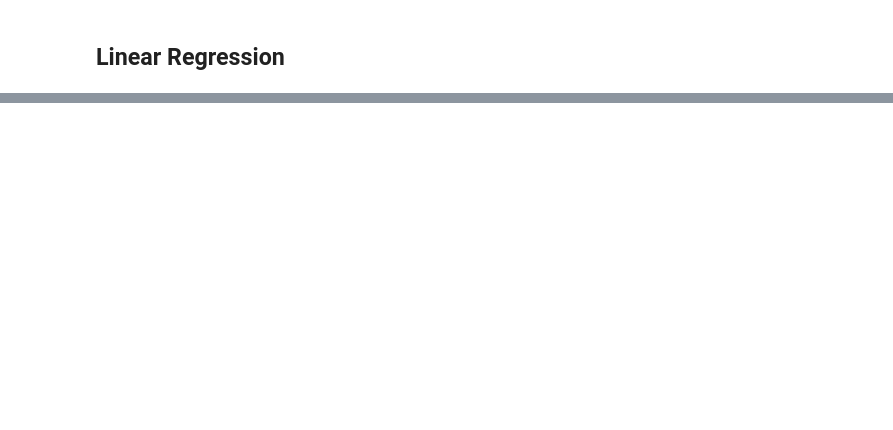
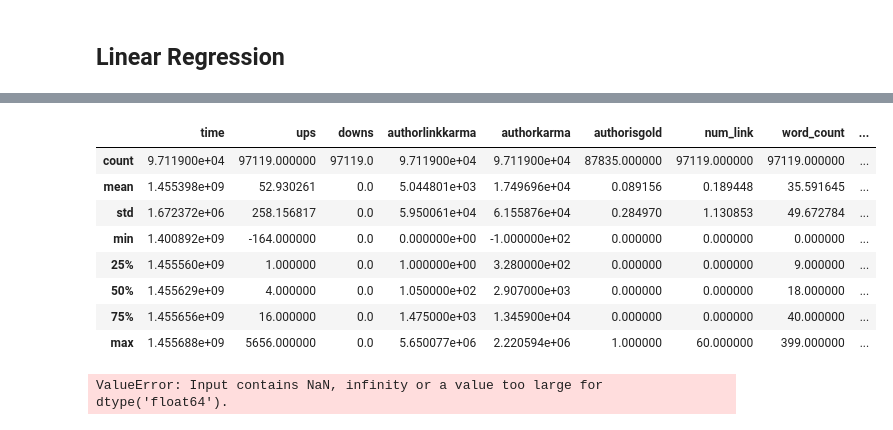
Before and after one commit to Prakhar-USF/ml-reddit, a Jupyter notebook: final_project_hai.ipynb, the cells around one changed output, grey strips where cells are left out. Cells and saved outputs as stored; diff of their text form; code cells hidden in the pictures; blank space fills up the shorter version.

```diff
--- a/final_project_hai.ipynb
+++ b/final_project_hai.ipynb
@@ -150,4 +194,4 @@ reddit['subjectivity'] = reddit['text'].str.count('i ')
 # %% [markdown]
 __Question__: Why are weird duplicates that `drop_duplicates` couldn't get rid of?
 # %%
-reddit = reddit.drop_duplicates()
+# reddit = reddit.drop_duplicates()
@@ -217,0 +276,16 @@ X_train.head(5)
+# %%
+reddit.describe()
+# %% [output]
+|  | time | ups | downs | authorlinkkarma | authorkarma | authorisgold | num_link | word_count | ... |
+| count | 9.711900e+04 | 97119.000000 | 97119.0 | 9.711900e+04 | 9.711900e+04 | 87835.000000 | 97119.000000 | 97119.000000 | ... |
+| mean | 1.455398e+09 | 52.930261 | 0.0 | 5.044801e+03 | 1.749696e+04 | 0.089156 | 0.189448 | 35.591645 | ... |
+| std | 1.672372e+06 | 258.156817 | 0.0 | 5.950061e+04 | 6.155876e+04 | 0.284970 | 1.130853 | 49.672784 | ... |
+| min | 1.400892e+09 | -164.000000 | 0.0 | 0.000000e+00 | -1.000000e+02 | 0.000000 | 0.000000 | 0.000000 | ... |
+| 25% | 1.455560e+09 | 1.000000 | 0.0 | 1.000000e+00 | 3.280000e+02 | 0.000000 | 0.000000 | 9.000000 | ... |
+| 50% | 1.455629e+09 | 4.000000 | 0.0 | 1.050000e+02 | 2.907000e+03 | 0.000000 | 0.000000 | 18.000000 | ... |
+| 75% | 1.455656e+09 | 16.000000 | 0.0 | 1.475000e+03 | 1.345900e+04 | 0.000000 | 0.000000 | 40.000000 | ... |
+| max | 1.455688e+09 | 5656.000000 | 0.0 | 5.650077e+06 | 2.220594e+06 | 1.000000 | 60.000000 | 399.000000 | ... |
+# %%
+lm_model.fit(X_train, y_train)
+# %% [output]
+ValueError: Input contains NaN, infinity or a value too large for dtype('float64').
```
Also changed, not shown: parts of 31 cells of this notebook.
